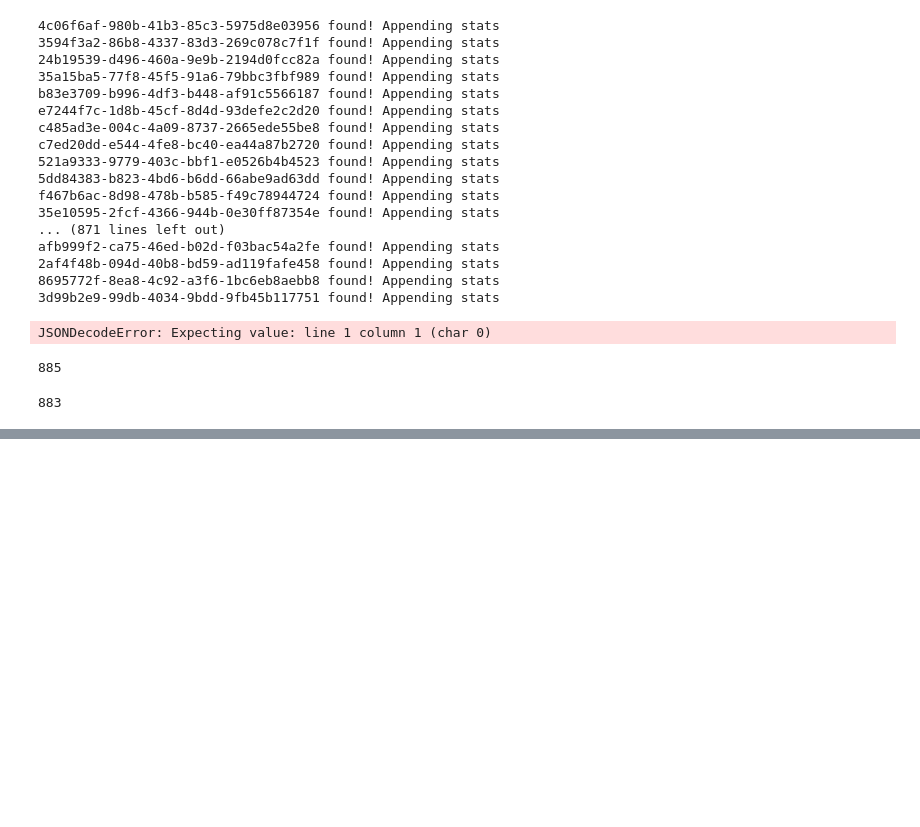
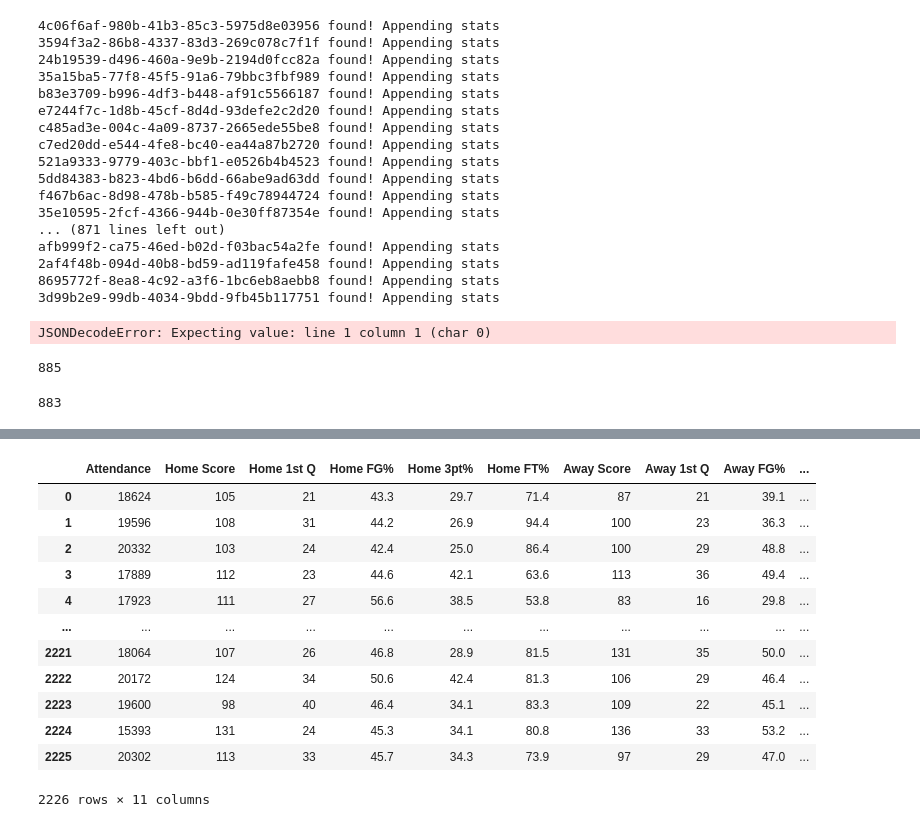
Before and after one commit to patrickjpatten/Project-1, a Jupyter notebook: Analysis/MainScriptNBA.ipynb, the cells around one changed output, grey strips where cells are left out. Drawn from its saved outputs; the diff is of its cells as text; code cells hidden in the pictures; blank space fills up the shorter version.

```diff
--- a/Analysis/MainScriptNBA.ipynb
+++ b/Analysis/MainScriptNBA.ipynb
@@ -310,0 +323,18 @@ NBAMaster
+# %%
+NBAMaster2 = "../Output/NBA_2_df.csv"
+NBAMaster2 = pd.read_csv(NBAMaster2, encoding="ISO-8859-1")
+NBAMaster2
+# %% [output]
+|  | Attendance | Home Score | Home 1st Q | Home FG% | Home 3pt% | Home FT% | Away Score | Away 1st Q | Away FG% | ... |
+| 0 | 18624 | 105 | 21 | 43.3 | 29.7 | 71.4 | 87 | 21 | 39.1 | ... |
+| 1 | 19596 | 108 | 31 | 44.2 | 26.9 | 94.4 | 100 | 23 | 36.3 | ... |
+| 2 | 20332 | 103 | 24 | 42.4 | 25.0 | 86.4 | 100 | 29 | 48.8 | ... |
+| 3 | 17889 | 112 | 23 | 44.6 | 42.1 | 63.6 | 113 | 36 | 49.4 | ... |
+| 4 | 17923 | 111 | 27 | 56.6 | 38.5 | 53.8 | 83 | 16 | 29.8 | ... |
+| ... | ... | ... | ... | ... | ... | ... | ... | ... | ... | ... |
+| 2221 | 18064 | 107 | 26 | 46.8 | 28.9 | 81.5 | 131 | 35 | 50.0 | ... |
+| 2222 | 20172 | 124 | 34 | 50.6 | 42.4 | 81.3 | 106 | 29 | 46.4 | ... |
+| 2223 | 19600 | 98 | 40 | 46.4 | 34.1 | 83.3 | 109 | 22 | 45.1 | ... |
+| 2224 | 15393 | 131 | 24 | 45.3 | 34.1 | 80.8 | 136 | 33 | 53.2 | ... |
+| 2225 | 20302 | 113 | 33 | 45.7 | 34.3 | 73.9 | 97 | 29 | 47.0 | ... |
+2226 rows × 11 columns
```
Also changed, not shown: parts of 6 cells of this notebook, 1 other file.
